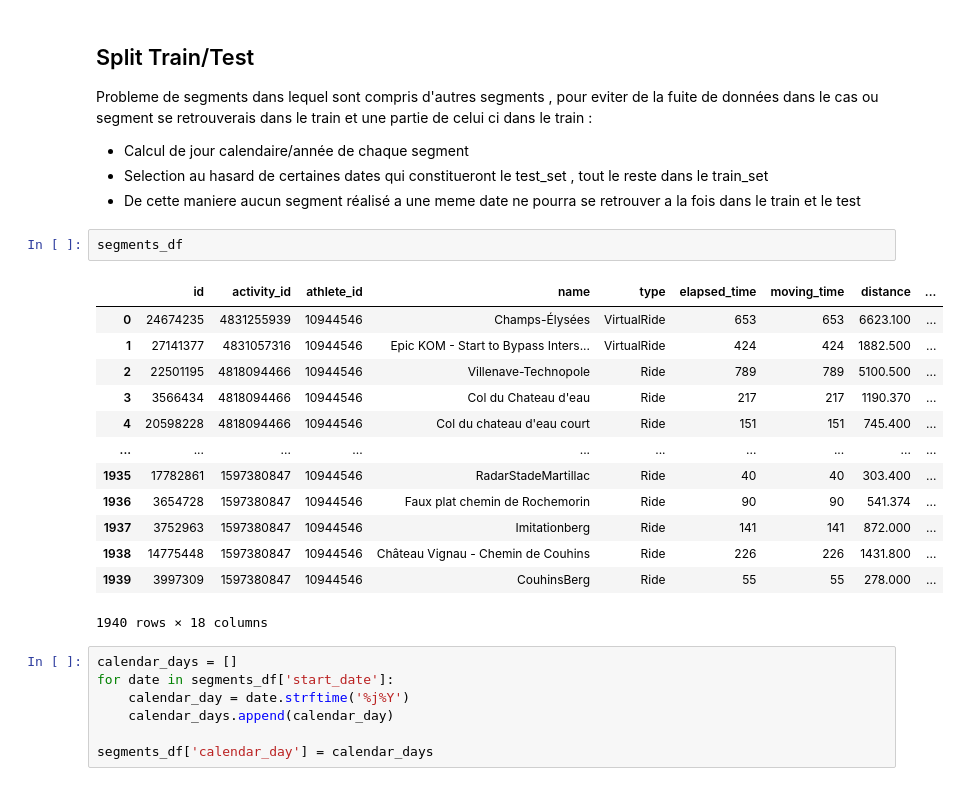
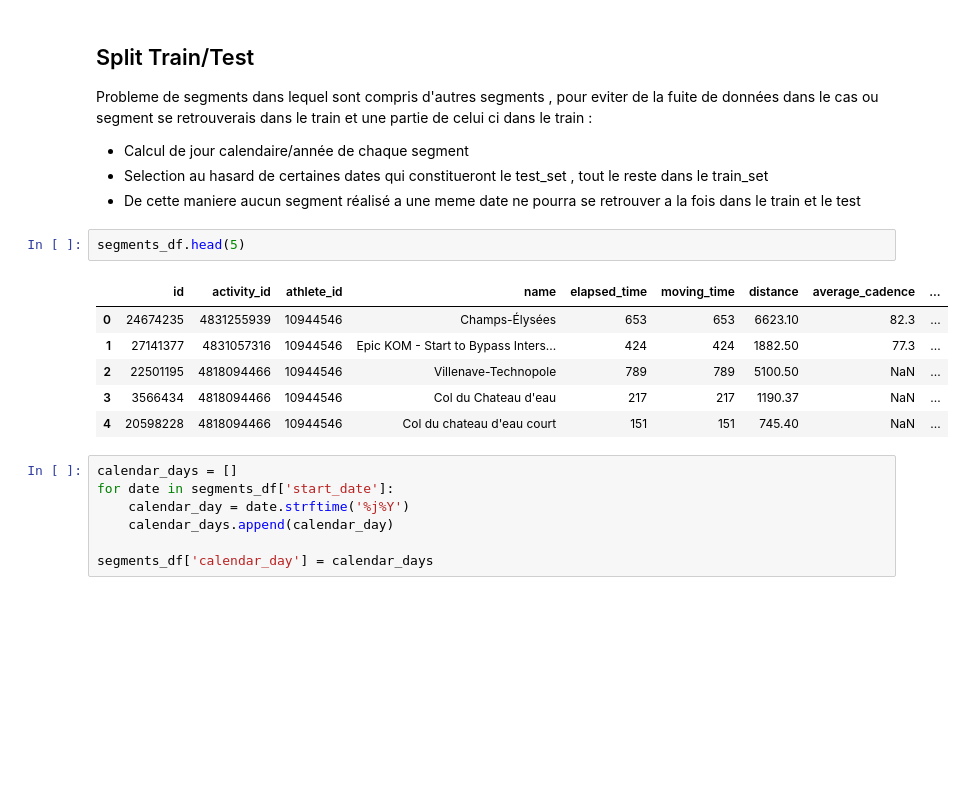
Before and after one commit to vlagache/cycling_travel_time, a Jupyter notebook: notebooks_explanations/model.ipynb, the cells around one changed output. Cells and saved outputs as stored; diff of their text form; blank space fills up the shorter version.

```diff
--- a/notebooks_explanations/model.ipynb
+++ b/notebooks_explanations/model.ipynb
@@ -22,21 +24,14 @@ segment se retrouverais dans le train et une partie de celui ci dans le train :
 * Selection au hasard de certaines dates qui constitueront le test_set , tout le reste dans le train_set
 * De cette maniere aucun segment réalisé a une meme date ne pourra se retrouver a la fois dans le train et le test
 # %%
-segments_df
+segments_df.head(5)
 # %% [output]
-|  | id | activity_id | athlete_id | name | type | elapsed_time | moving_time | distance | ... |
-| 0 | 24674235 | 4831255939 | 10944546 | Champs-Élysées | VirtualRide | 653 | 653 | 6623.100 | ... |
-| 1 | 27141377 | 4831057316 | 10944546 | Epic KOM - Start to Bypass Inters... | VirtualRide | 424 | 424 | 1882.500 | ... |
-| 2 | 22501195 | 4818094466 | 10944546 | Villenave-Technopole | Ride | 789 | 789 | 5100.500 | ... |
-| 3 | 3566434 | 4818094466 | 10944546 | Col du Chateau d'eau | Ride | 217 | 217 | 1190.370 | ... |
-| 4 | 20598228 | 4818094466 | 10944546 | Col du chateau d'eau court | Ride | 151 | 151 | 745.400 | ... |
-| ... | ... | ... | ... | ... | ... | ... | ... | ... | ... |
-| 1935 | 17782861 | 1597380847 | 10944546 | RadarStadeMartillac | Ride | 40 | 40 | 303.400 | ... |
-| 1936 | 3654728 | 1597380847 | 10944546 | Faux plat chemin de Rochemorin | Ride | 90 | 90 | 541.374 | ... |
-| 1937 | 3752963 | 1597380847 | 10944546 | Imitationberg | Ride | 141 | 141 | 872.000 | ... |
-| 1938 | 14775448 | 1597380847 | 10944546 | Château Vignau - Chemin de Couhins | Ride | 226 | 226 | 1431.800 | ... |
-| 1939 | 3997309 | 1597380847 | 10944546 | CouhinsBerg | Ride | 55 | 55 | 278.000 | ... |
+|  | id | activity_id | athlete_id | name | elapsed_time | moving_time | distance | average_cadence | ... |
+| 0 | 24674235 | 4831255939 | 10944546 | Champs-Élysées | 653 | 653 | 6623.10 | 82.3 | ... |
+| 1 | 27141377 | 4831057316 | 10944546 | Epic KOM - Start to Bypass Inters... | 424 | 424 | 1882.50 | 77.3 | ... |
+| 2 | 22501195 | 4818094466 | 10944546 | Villenave-Technopole | 789 | 789 | 5100.50 | NaN | ... |
+| 3 | 3566434 | 4818094466 | 10944546 | Col du Chateau d'eau | 217 | 217 | 1190.37 | NaN | ... |
+| 4 | 20598228 | 4818094466 | 10944546 | Col du chateau d'eau court | 151 | 151 | 745.40 | NaN | ... |
-1940 rows × 18 columns
 # %%
 calendar_days = []
 for date in segments_df['start_date']:
```
Also changed, not shown: parts of 38 cells of this notebook, 1 other file.
